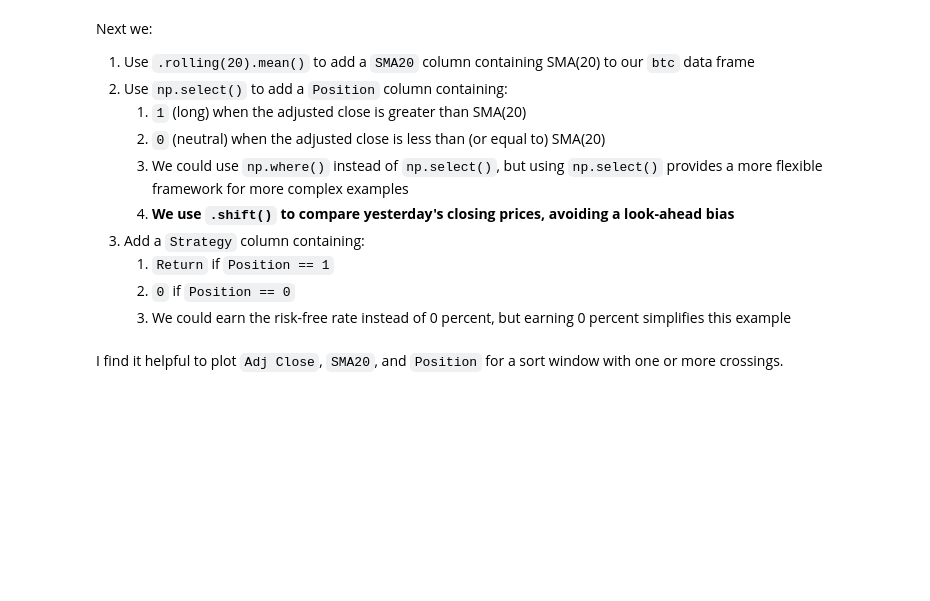
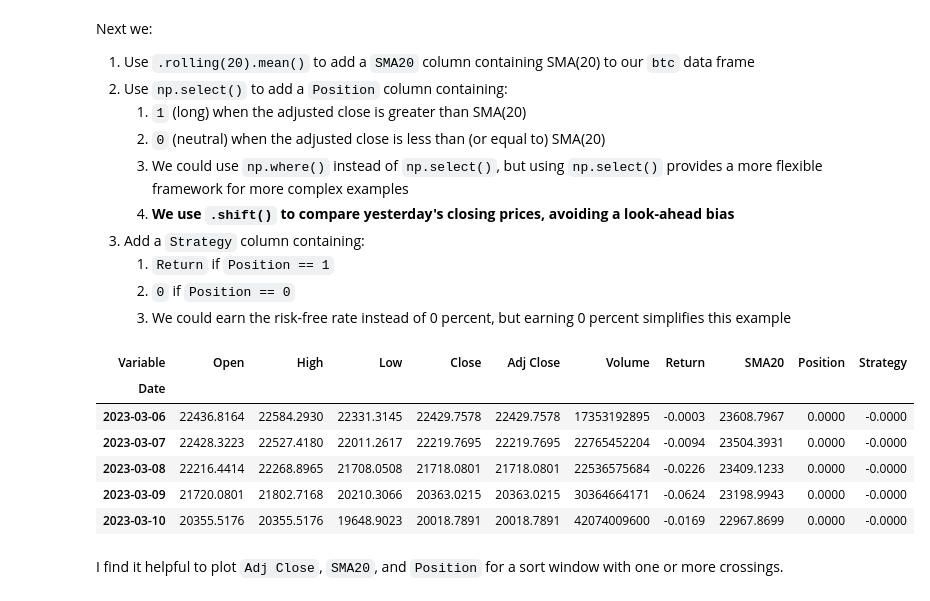
Before and after one commit to dmsb-fina-6333/2023-spring, a Jupyter notebook: Notebooks/_build/jupyter_execute/herron_02_lecture.ipynb, the cells around one changed output. Drawn from its saved outputs; the diff is of its cells as text; code cells hidden in the pictures; blank space fills up the shorter version.

```diff
--- a/Notebooks/_build/jupyter_execute/herron_02_lecture.ipynb
+++ b/Notebooks/_build/jupyter_execute/herron_02_lecture.ipynb
@@ -272,16 +303,26 @@ Next we:
 # %%
 btc = (
     btc
     .assign(
         SMA20 = lambda x: x['Adj Close'].rolling(20).mean(),
         Position = lambda x: np.select(
             condlist=[x['Adj Close'].shift() > x['SMA20'].shift(), x['Adj Close'].shift() <= x['SMA20'].shift()],
             choicelist=[1, 0],
             default=np.nan
         ),
         Strategy = lambda x: x['Position'] * x['Return']
     )
 )
+
+btc.tail()
+# %% [output]
+| Variable | Open | High | Low | Close | Adj Close | Volume | Return | SMA20 | Position | Strategy |
+| Date |  |  |  |  |  |  |  |  |  |  |
+| 2023-03-06 | 22436.8164 | 22584.2930 | 22331.3145 | 22429.7578 | 22429.7578 | 17353192895 | -0.0003 | 23608.7967 | 0.0000 | -0.0000 |
+| 2023-03-07 | 22428.3223 | 22527.4180 | 22011.2617 | 22219.7695 | 22219.7695 | 22765452204 | -0.0094 | 23504.3931 | 0.0000 | -0.0000 |
+| 2023-03-08 | 22216.4414 | 22268.8965 | 21708.0508 | 21718.0801 | 21718.0801 | 22536575684 | -0.0226 | 23409.1233 | 0.0000 | -0.0000 |
+| 2023-03-09 | 21720.0801 | 21802.7168 | 20210.3066 | 20363.0215 | 20363.0215 | 30364664171 | -0.0624 | 23198.9943 | 0.0000 | -0.0000 |
+| 2023-03-10 | 20355.5176 | 20355.5176 | 19648.9023 | 20018.7891 | 20018.7891 | 42074009600 | -0.0169 | 22967.8699 | 0.0000 | -0.0000 |
 # %% [markdown]
 I find it helpful to plot `Adj Close`, `SMA20`, and `Position` for a sort window with one or more crossings.
 # %%
```
Also changed, not shown: parts of 8 cells of this notebook, 18 other files.
